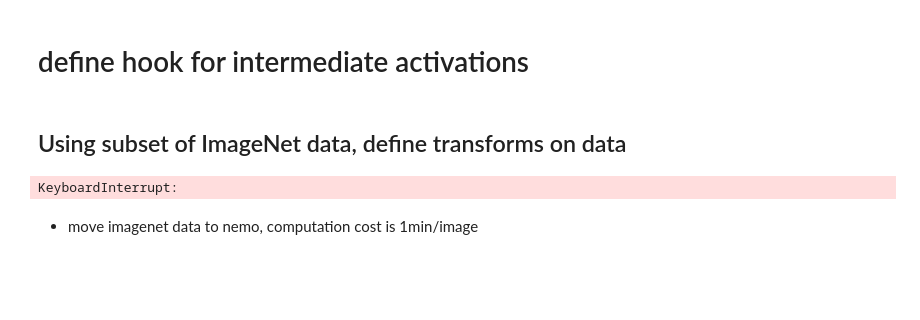
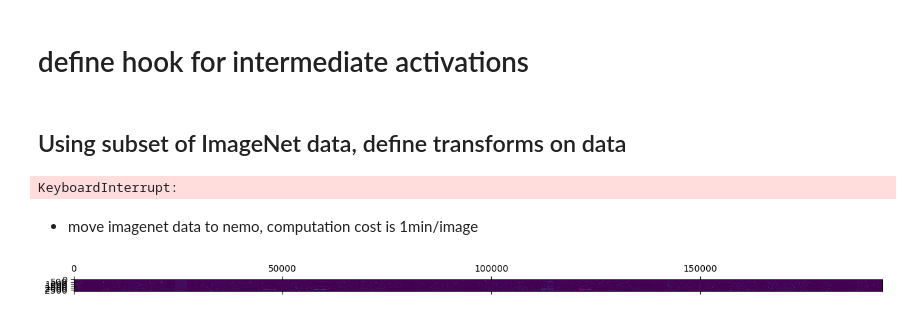
Before and after one commit to duutabib/local-gaucamole, a Jupyter notebook: notebooks/robustSigs/AlexNet_checking_alpha.ipynb, the cells around one changed output. Cells and saved outputs as stored; diff of their text form; code cells hidden in the pictures; blank space fills up the shorter version.

```diff
--- a/notebooks/robustSigs/AlexNet_checking_alpha.ipynb
+++ b/notebooks/robustSigs/AlexNet_checking_alpha.ipynb
@@ -91,3 +106,10 @@ hook_handle.remove()
 KeyboardInterrupt:
 # %% [markdown]
 * move imagenet data to nemo, computation cost is 1min/image
+# %%
+arr00_image2K = arr00[:2800, :]
+# %%
+with mlp.rc_context({'figure.figsize': (20, 30)}):
+    plt.matshow(arr00_image2K)
+# %% [output]
+[figure, added]
```
Also changed, not shown: parts of 23 cells of this notebook.
